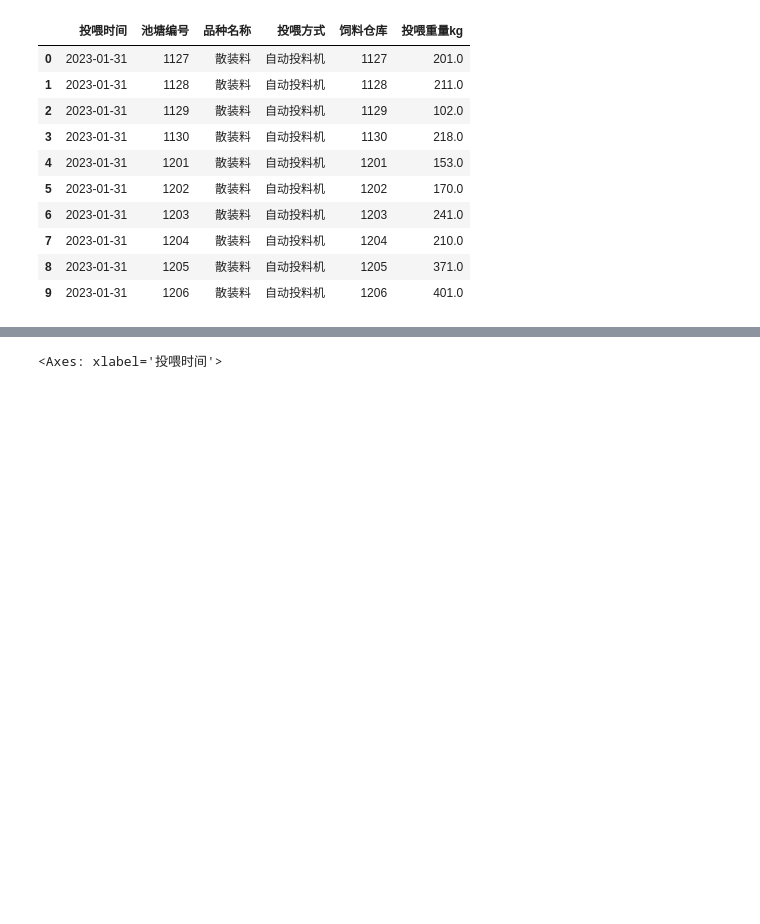
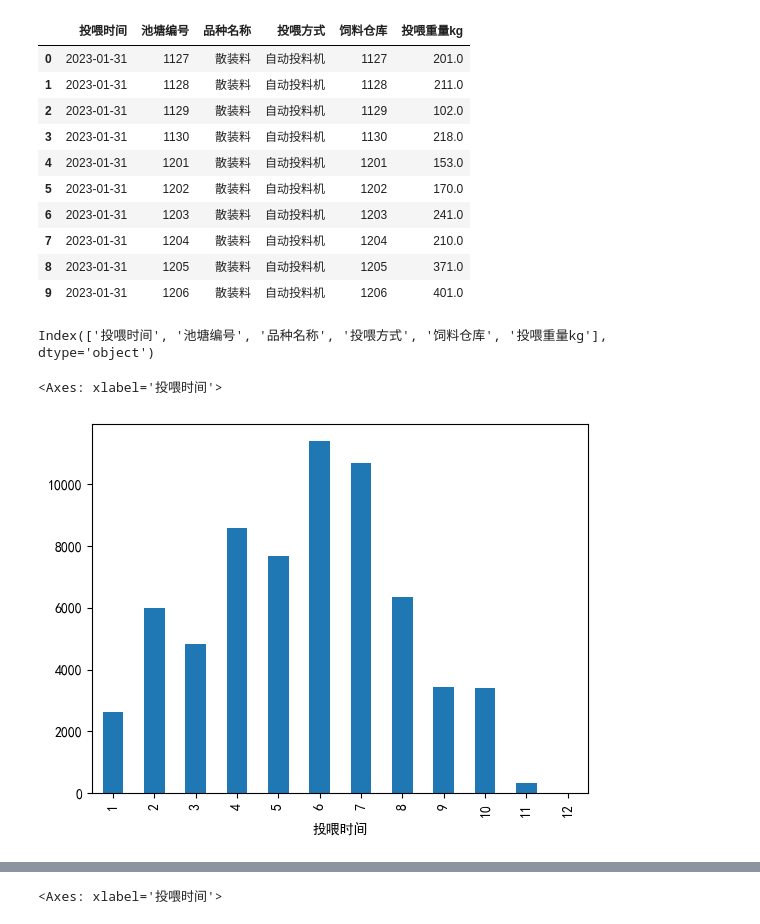
Before and after one commit to davidsxf/Python-for-Data-Analysis, a Jupyter notebook: fishFeedStock.ipynb, the cells around one changed output, grey strips where cells are left out. Drawn from its saved outputs; the diff is of its cells as text; code cells hidden in the pictures; blank space fills up the shorter version.

```diff
--- a/fishFeedStock.ipynb
+++ b/fishFeedStock.ipynb
@@ -26,3 +43,7 @@ df.head(10)
 | 7 | 2023-01-31 | 1204 | 散装料 | 自动投料机 | 1204 | 210.0 |
 | 8 | 2023-01-31 | 1205 | 散装料 | 自动投料机 | 1205 | 371.0 |
 | 9 | 2023-01-31 | 1206 | 散装料 | 自动投料机 | 1206 | 401.0 |
+# %%
+df.columns
+# %% [output]
+Index(['投喂时间', '池塘编号', '品种名称', '投喂方式', '饲料仓库', '投喂重量kg'], dtype='object')
@@ -28,0 +56,10 @@ df.head(10)
+# %%
+df_2023 = df.where(df["投喂时间"].dt.year == 2023)
+# %%
+import matplotlib.pyplot as plt
+plt.rcParams['font.sans-serif']=['SimHei'] #用来正常显示中文标签
+df3 = df_2023.where(df["池塘编号"] == '1111').groupby(df["投喂时间"].dt.month)
+df3["投喂重量kg"].sum().plot(kind="bar")
+# %% [output]
+<Axes: xlabel='投喂时间'>
+[figure, added]
```
Also changed, not shown: parts of 13 cells of this notebook, 22 other files.
